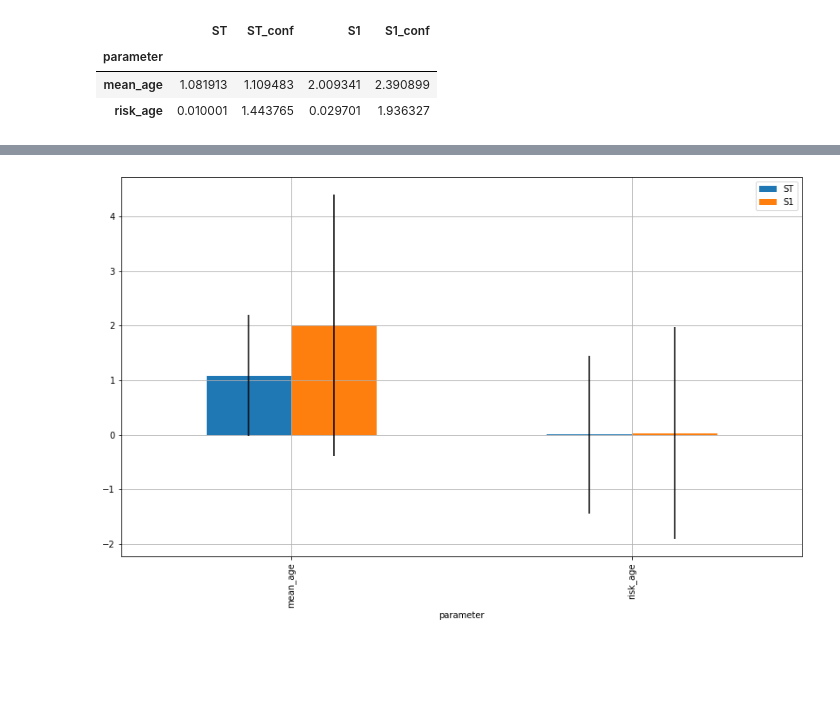
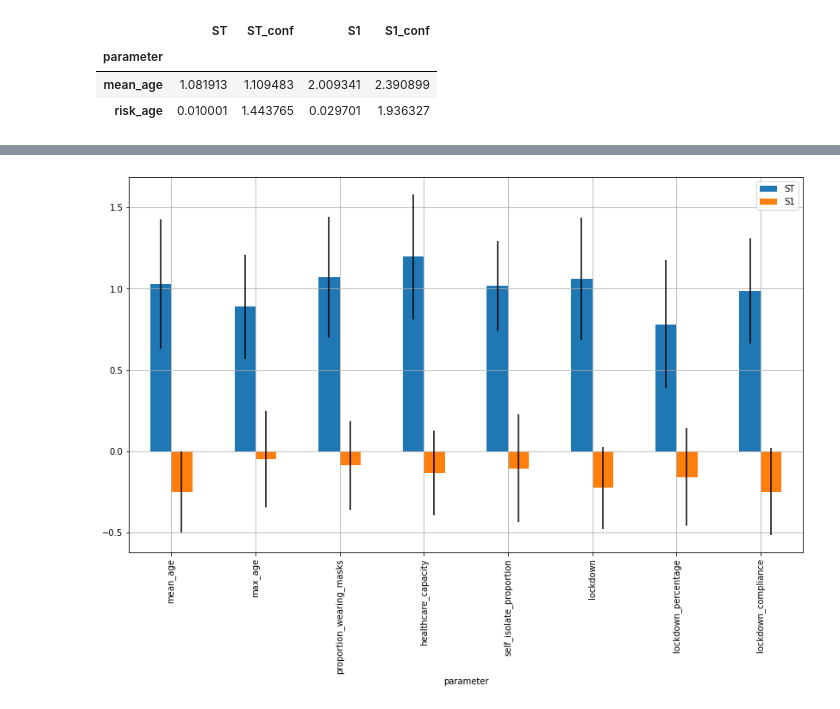
Before and after one commit to kaskadz/python_corona_simulation, a Jupyter notebook: SensitivityAnalysis.ipynb, the cells around one changed output, grey strips where cells are left out. Drawn from its saved outputs; the diff is of its cells as text; code cells hidden in the pictures; blank space fills up the shorter version.

Commit message:
Upgrade sensitivity analysis

```diff
--- a/SensitivityAnalysis.ipynb
+++ b/SensitivityAnalysis.ipynb
@@ -35,3 +35,9 @@ sdf1
 | parameter |  |  |  |  |
 | mean_age | 1.081913 | 1.109483 | 2.009341 | 2.390899 |
 | risk_age | 0.010001 | 1.443765 | 0.029701 | 1.936327 |
+# %%
+rdfa1 = load_simulation_results(name='a2')
+sdfa1_dead = load_sensitivity_results(name='a2', variable='dead')
+sdfa1_unaf = load_sensitivity_results(name='a2', variable='unaffected')
+sdfa1_reco = load_sensitivity_results(name='a2', variable='recovered')
+sdfa1_time = load_sensitivity_results(name='a2', variable='timesteps')
@@ -38,4 +60,4 @@ sdf1
 # %%
-barplot(sdf1)
+barplot(sdfa1_dead)
 # %% [output]
-[figure, old version]
+[figure, new version]
```
Also changed, not shown: parts of 4 cells of this notebook, 3 other files.
